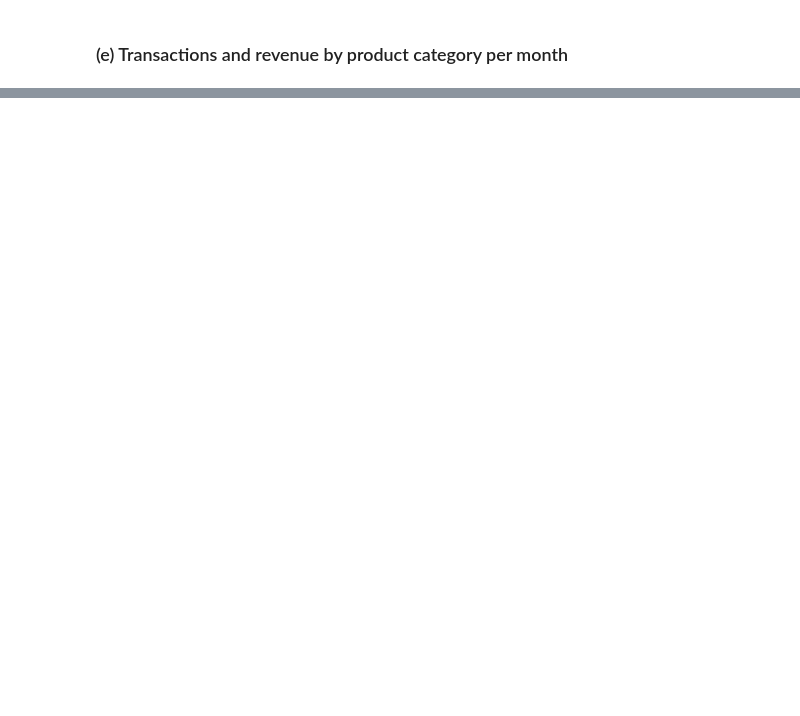
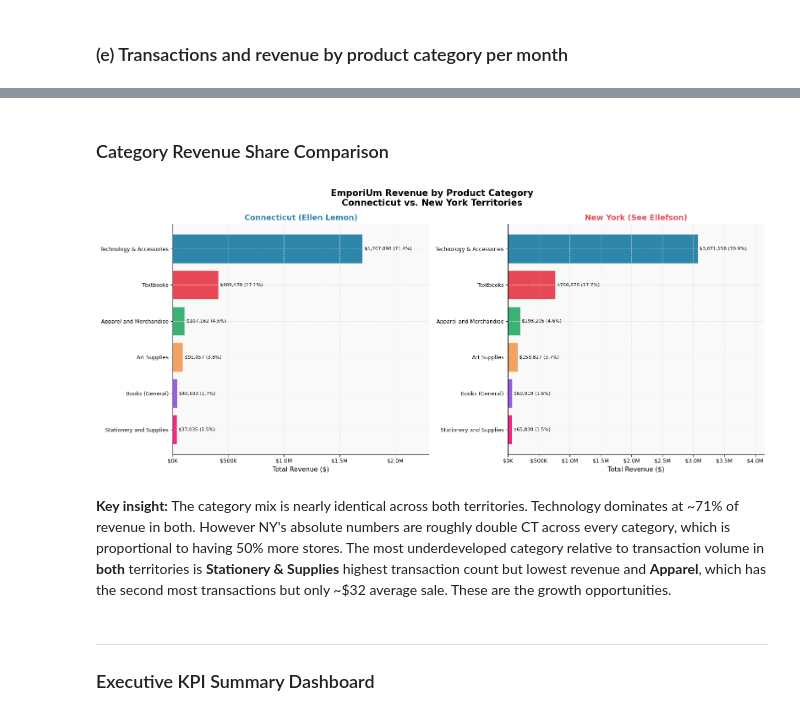
Before and after one commit to godknowstamukamutize-creator/Capstone_2, a Jupyter notebook: mutize_sales_analysis.ipynb, the cells around one changed output, grey strips where cells are left out. Saved outputs shown, nothing was run; the diff lists cells and outputs as text; code cells hidden in the pictures; blank space fills up the shorter version.

```diff
--- a/mutize_sales_analysis.ipynb
+++ b/mutize_sales_analysis.ipynb
@@ -173,0 +271,10 @@ Store IDs in sales but missing from StoreDetail: None
+# %%
+# product-category lookup table
+prod_cat_df = products_df.merge(
+    categories_df[["CategoryID", "Category", "SubcategoryID", "Subcategory"]],
+    on="CategoryID",
+    how="left"
+).drop_duplicates(subset=["Prod Num"])
+
+print(f"Product-category lookup built: {len(prod_cat_df):,} products across {prod_cat_df['Category'].nunique()} categories")
+print(prod_cat_df["Category"].value_counts())
@@ -560,0 +737,39 @@ with New London and Bridgeport.
+# %% [markdown]
+### Category Revenue Share Comparison
+# %%
+fig, axes = plt.subplots(1, 2, figsize=(16, 7))
+fig.suptitle("EmporiUm Revenue by Product Category\nConnecticut vs. New York Territories",
+             fontsize=15, fontweight="bold")
+
+for ax, summary, title, color in [
+    (axes[0], ct_cat_summary, "Connecticut (Ellen Lemon)", CT_COLOR),
+    (axes[1], ny_cat_summary, "New York (See Ellefson)", NY_COLOR)
+]:
+    sorted_s = summary.sort_values("total_revenue", ascending=True)
+    bars = ax.barh(sorted_s["Category"], sorted_s["total_revenue"],
+                   color=CAT_PALETTE[:len(sorted_s)][::-1], edgecolor="white", linewidth=0.5)
+    ax.set_title(title, fontsize=13, fontweight="bold", color=color)
+    ax.set_xlabel("Total Revenue ($)")
+    ax.xaxis.set_major_formatter(mticker.FuncFormatter(lambda x, _: f"${x/1_000_000:.1f}M" if x >= 1e6 else f"${x/1000:.0f}K"))
+    for bar, val, share in zip(bars, sorted_s["total_revenue"], sorted_s["Revenue Share (%)"]):
+        ax.text(bar.get_width() + sorted_s["total_revenue"].max()*0.01,
+                bar.get_y() + bar.get_height()/2,
+                f"${val:,.0f} ({share}%)", va="center", ha="left", fontsize=8)
+    ax.set_xlim(0, sorted_s["total_revenue"].max() * 1.35)
+
+plt.tight_layout()
+plt.savefig("chart3_category_revenue.png", dpi=150, bbox_inches="tight")
+plt.show()
+# %% [output]
+[figure, added]
+# %% [markdown]
+**Key insight:** The category mix is nearly identical across both territories.
+Technology dominates at ~71% of revenue in both. However NY's absolute numbers
+are roughly double CT across every category, which is proportional to having
+50% more stores. The most underdeveloped category relative to transaction volume
+in **both** territories is **Stationery & Supplies** highest transaction count
+but lowest revenue and **Apparel**, which has the second most transactions
+but only ~$32 average sale. These are the growth opportunities.
+# %% [markdown]
+---
+### Executive KPI Summary Dashboard
```
Also changed, not shown: parts of 44 cells of this notebook, 2 other files.
